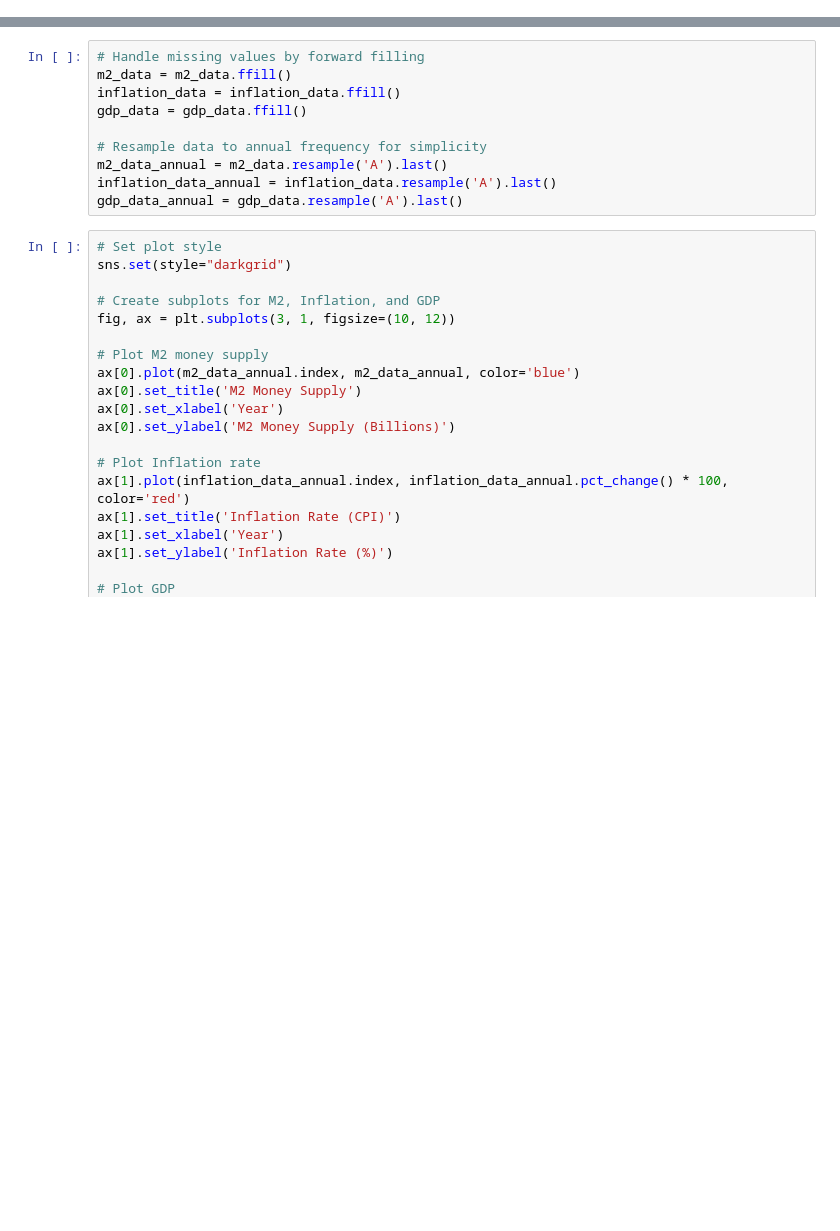
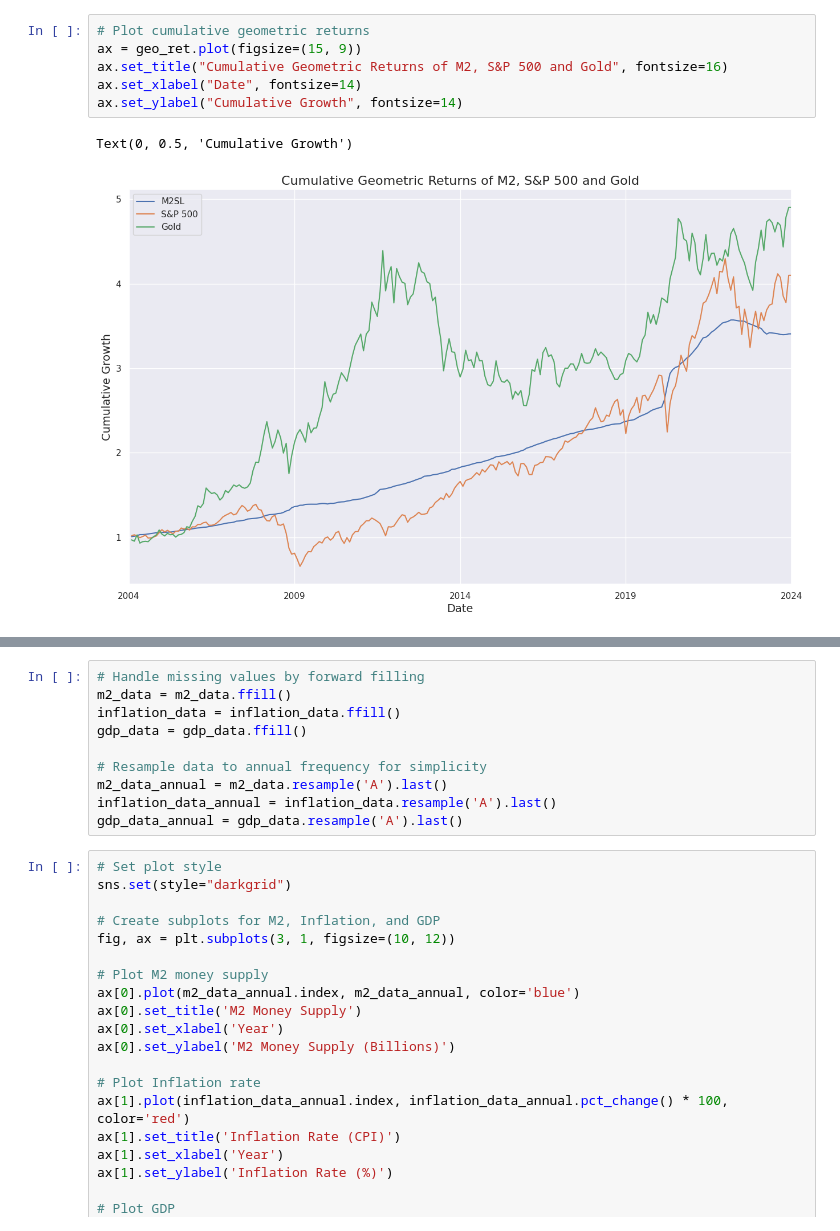
Before and after one commit to kridtapon/M2-Money-Supply, a Jupyter notebook: M2_Money_Supply.ipynb, the cells around one changed output, grey strips where cells are left out. Saved outputs shown, nothing was run; the diff lists cells and outputs as text; blank space fills up the shorter version.

```diff
--- a/M2_Money_Supply.ipynb
+++ b/M2_Money_Supply.ipynb
@@ -20,0 +341,9 @@ gdp_data = web.DataReader('GDP', 'fred', start, end)
+# %%
+# Plot cumulative geometric returns
+ax = geo_ret.plot(figsize=(15, 9))
+ax.set_title("Cumulative Geometric Returns of M2, S&P 500 and Gold", fontsize=16)
+ax.set_xlabel("Date", fontsize=14)
+ax.set_ylabel("Cumulative Growth", fontsize=14)
+# %% [output]
+Text(0, 0.5, 'Cumulative Growth')
+[figure, added]
```
Also changed, not shown: parts of 33 cells of this notebook.
